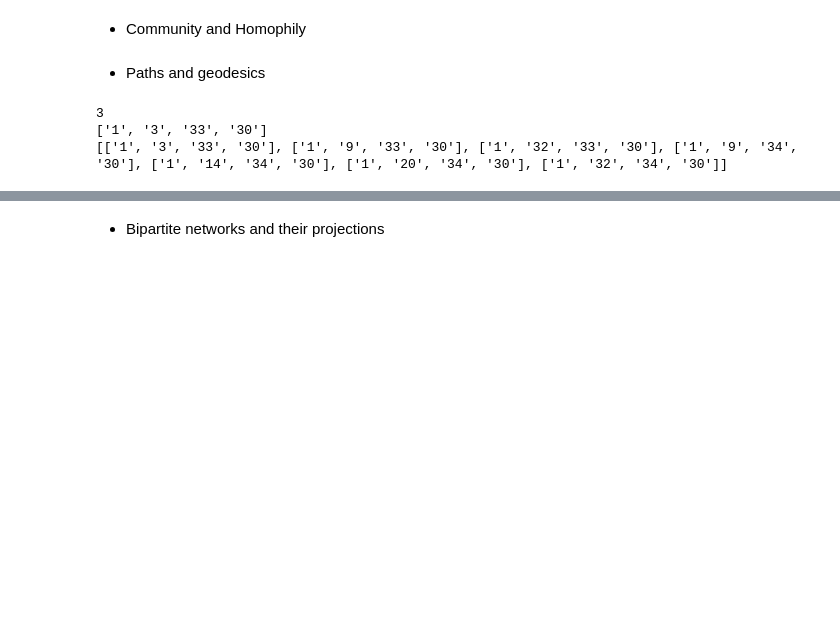
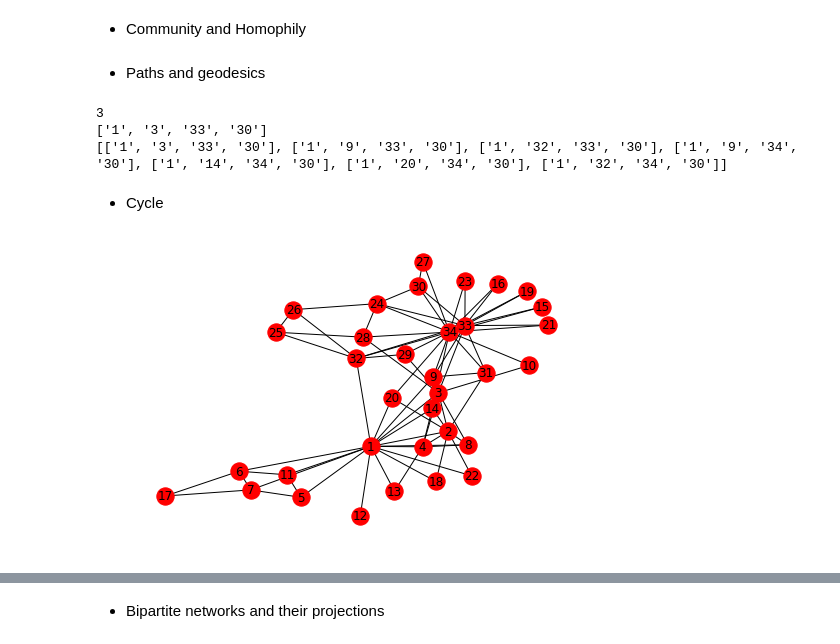
Before and after one commit to amiref/Workshop-NetworkScience-EPA-July2018-, a Jupyter notebook: networkScience.ipynb, the cells around one changed output, grey strips where cells are left out. Cells and saved outputs as stored; diff of their text form; code cells hidden in the pictures; blank space fills up the shorter version.

```diff
--- a/networkScience.ipynb
+++ b/networkScience.ipynb
@@ -233,3 +241,11 @@ if condition:
 3
 ['1', '3', '33', '30']
 [['1', '3', '33', '30'], ['1', '9', '33', '30'], ['1', '32', '33', '30'], ['1', '9', '34', '30'], ['1', '14', '34', '30'], ['1', '20', '34', '30'], ['1', '32', '34', '30']]
+# %% [markdown]
+* Cycle
+# %%
+# First we visualize the graph
+nx.draw(G, with_labels=True)
+plt.show()
+# %% [output]
+[figure, added]
```
Also changed, not shown: parts of 41 cells of this notebook.
